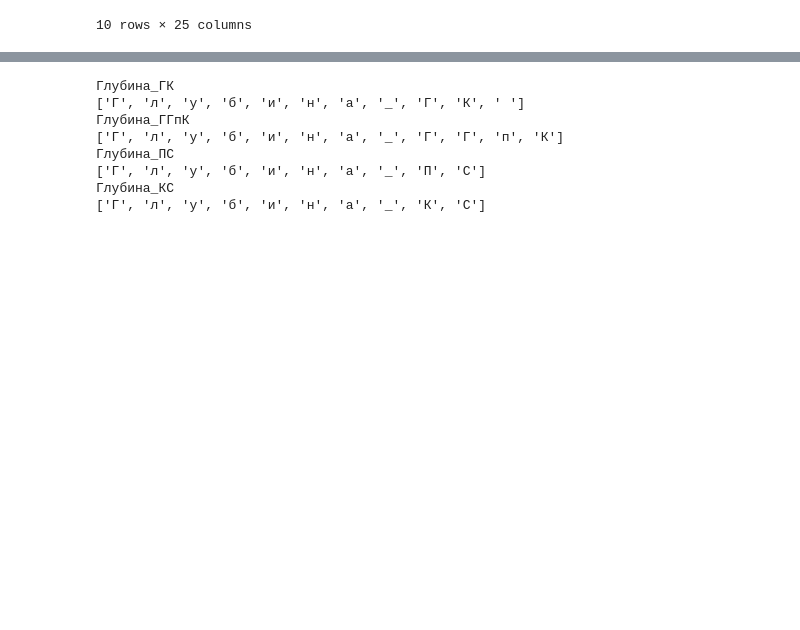
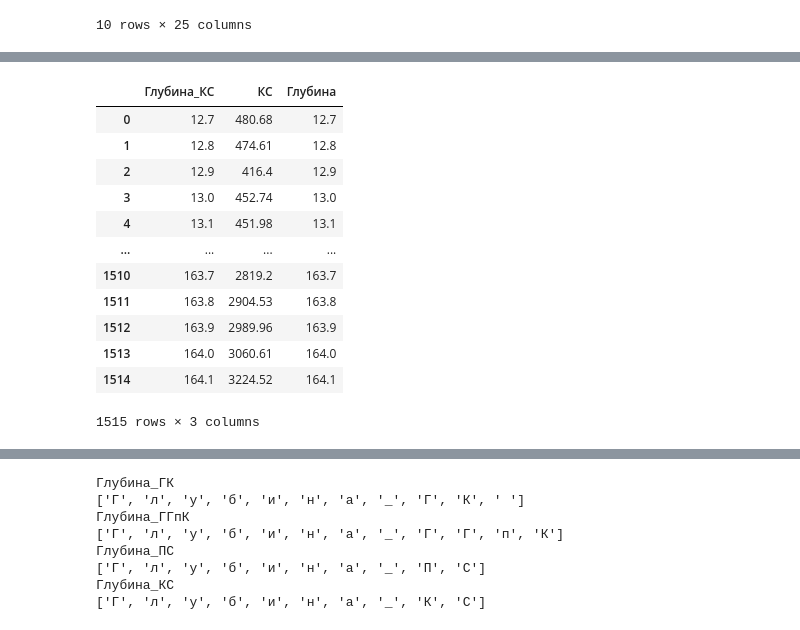
Before and after one commit to MariiaKalinina/R, a Jupyter notebook: Rosatom_new_version.ipynb, the cells around one changed output, grey strips where cells are left out. Drawn from its saved outputs; the diff is of its cells as text; code cells hidden in the pictures; blank space fills up the shorter version.

```diff
--- a/Rosatom_new_version.ipynb
+++ b/Rosatom_new_version.ipynb
@@ -142,0 +220,16 @@ well_logs
+# %%
+filtered_df_4
+# %% [output]
+|  | Глубина_КС | КС | Глубина |
+| 0 | 12.7 | 480.68 | 12.7 |
+| 1 | 12.8 | 474.61 | 12.8 |
+| 2 | 12.9 | 416.4 | 12.9 |
+| 3 | 13.0 | 452.74 | 13.0 |
+| 4 | 13.1 | 451.98 | 13.1 |
+| ... | ... | ... | ... |
+| 1510 | 163.7 | 2819.2 | 163.7 |
+| 1511 | 163.8 | 2904.53 | 163.8 |
+| 1512 | 163.9 | 2989.96 | 163.9 |
+| 1513 | 164.0 | 3060.61 | 164.0 |
+| 1514 | 164.1 | 3224.52 | 164.1 |
+1515 rows × 3 columns
```
Also changed, not shown: parts of 15 cells of this notebook.
